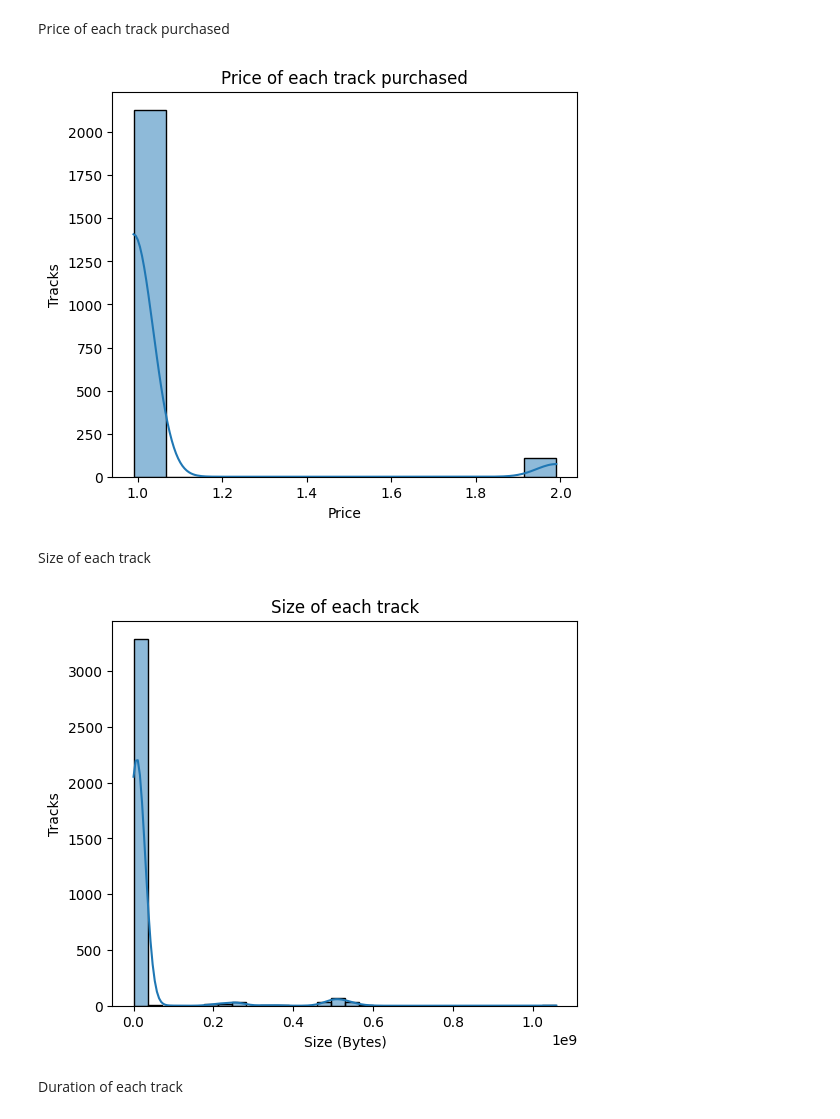
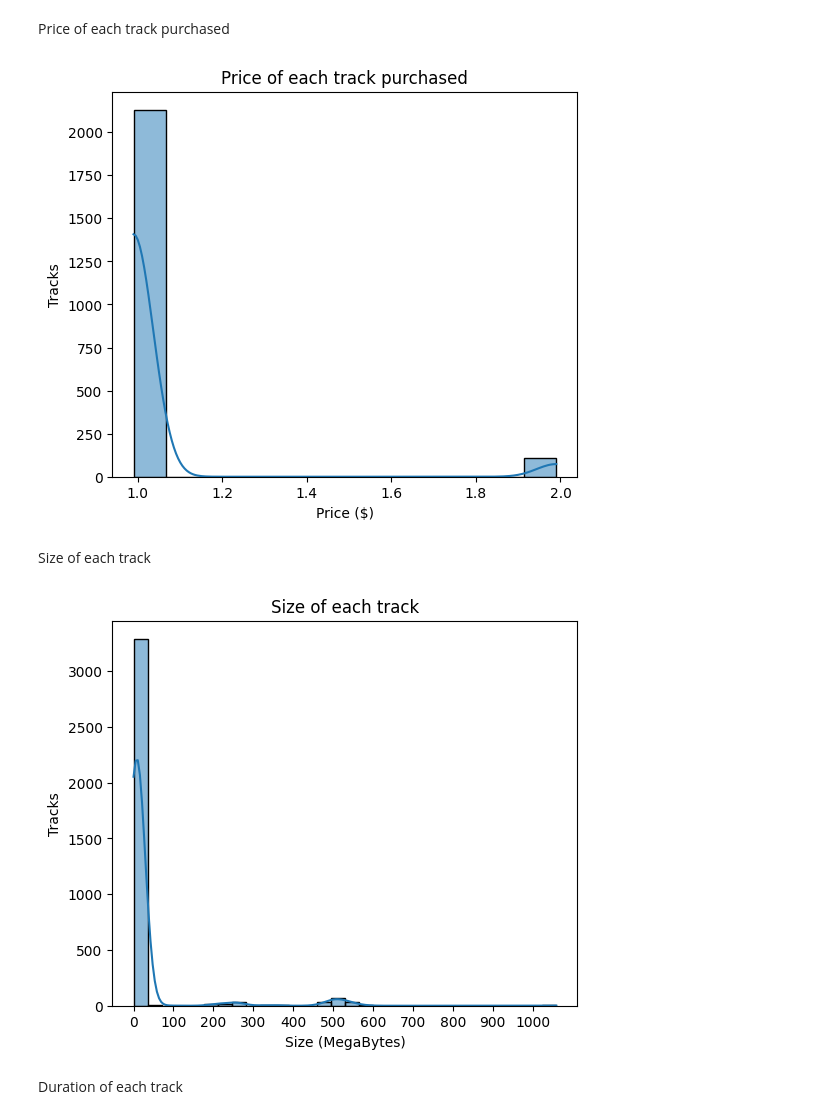
Before and after one commit to Neghfa/chinook_analysis, a Jupyter notebook: notebooks/Chinook Analysis.ipynb, the cells around one changed output. Cells and saved outputs as stored; diff of their text form; code cells hidden in the pictures.

```diff
--- a/notebooks/Chinook Analysis.ipynb
+++ b/notebooks/Chinook Analysis.ipynb
@@ -122,25 +122,27 @@ Price of each track purchased
 # %%
 plt.figure(figsize=(6,5))
 sns.histplot(invoiceLine['UnitPrice'], kde=True)
-plt.xlabel("Price")
+plt.xlabel("Price ($)")
 plt.ylabel("Tracks")
 plt.title("Price of each track purchased")
 
 plt.show()
 # %% [output]
-[figure, old version]
+[figure, new version]
 # %% [markdown]
 Size of each track
 # %%
 plt.figure(figsize=(6,5))
-sns.histplot(track['Bytes'], kde=True, bins= 30)
-plt.xlabel("Size (Bytes)")
+sns.histplot(track['Bytes']/1000000, kde=True, bins= 30)
+plt.xlabel("Size (MegaBytes)")
 plt.ylabel("Tracks")
 plt.title("Size of each track")
 
+xticks = np.arange(0, 1001, 100)
+plt.xticks(xticks)
 plt.show()
 # %% [output]
-[figure, old version]
+[figure, new version]
 # %% [markdown]
 Duration of each track
 # %%
```
Also changed, not shown: parts of 43 cells of this notebook.
